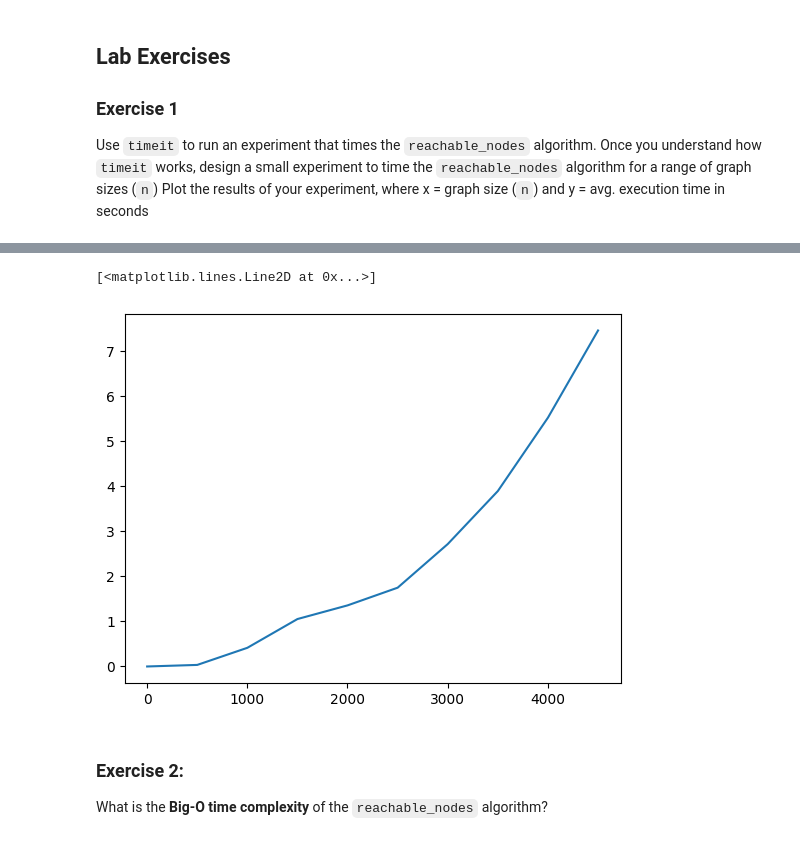
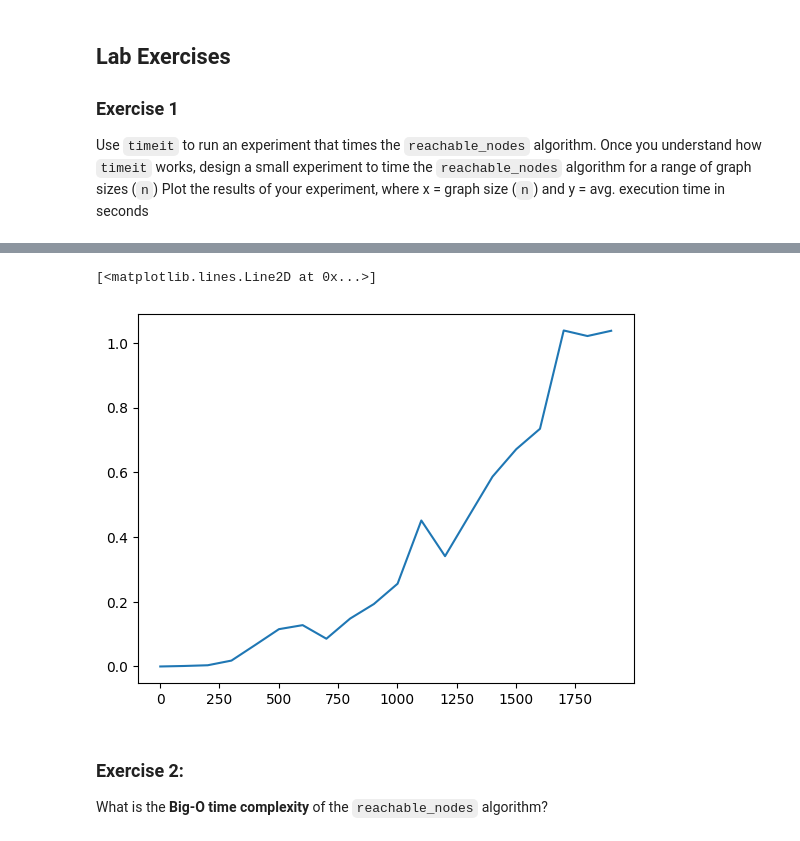
Before and after one commit to blabossiere/cap-comp215, a Jupyter notebook: labs/lab04-graphs.ipynb, the cells around one changed output, grey strips where cells are left out. Saved outputs shown, nothing was run; the diff lists cells and outputs as text; code cells hidden in the pictures.

```diff
--- a/labs/lab04-graphs.ipynb
+++ b/labs/lab04-graphs.ipynb
@@ -132,19 +132,20 @@ f'Avg. time to execute: {seconds} seconds'
 # %%
 # Ex. 1 your code here...
 
 x_list = []
 y_list = []
 p = 1
-for size in range(1, 5000, 500):
+for size in range(1, 2000, 100):
+  """Takes graphs of different sizes, (different nodes), times how long it takes to create the graphs, (3 graphs per size) and graphs the size as a function of time."""
   g = make_random_graph(size, p)
   seconds = timeit(lambda: reachable_nodes(g, 0), number = 3)
   x_list.append(size)
   y_list.append(seconds/3)
   f'Avg. time to execute: {seconds} seconds'
 plt.plot(x_list, y_list)
 # %% [output]
 [<matplotlib.lines.Line2D at 0x...>]
-[figure, old version]
+[figure, new version]
 # %% [markdown]
 ### Exercise 2:
 What is the **Big-O time complexity** of the `reachable_nodes` algorithm?
```
Also changed, not shown: parts of 7 cells of this notebook.
